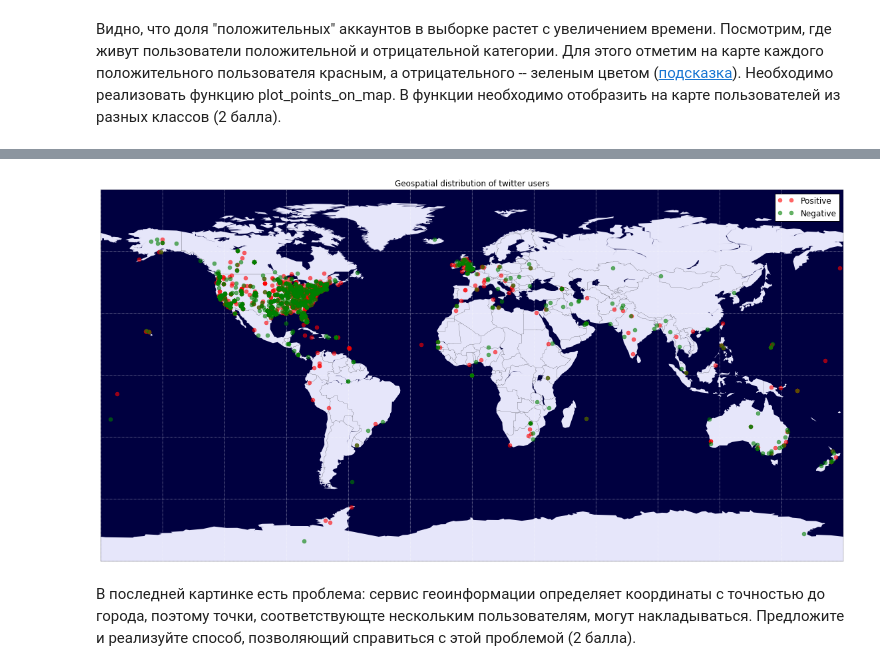
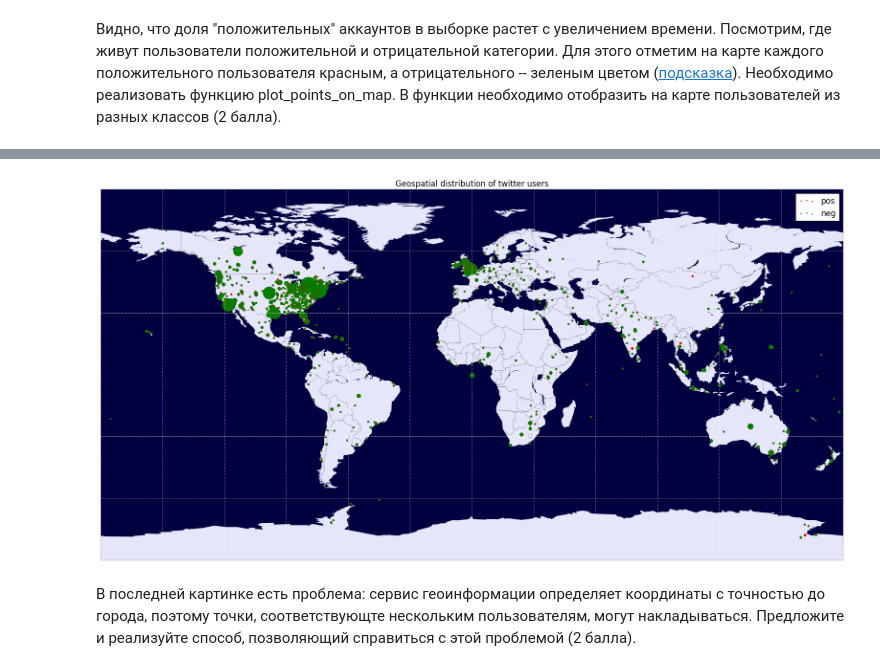
Before and after one commit to IlyaMarkovMipt/sphereDataMining, a Jupyter notebook: homework-1-Markov_Ilya.ipynb, the cells around one changed output, grey strips where cells are left out. Saved outputs shown, nothing was run; the diff lists cells and outputs as text; code cells hidden in the pictures.

```diff
--- a/homework-1-Markov_Ilya.ipynb
+++ b/homework-1-Markov_Ilya.ipynb
@@ -380,5 +373,9 @@ pl.show()
 # %%
-df_coord = df_copy[["lon", "lat","cls"]]
-df_coord.dropna(subset=["lon", "lat"], inplace=True)
-grouped = df_coord.groupby(["lon", "lat", "cls"])
-grouped.head()
+df_coord = df_full[["uid","lon", "lat","cls"]]
+df_coord.dropna(subset=["lon", "lat", "cls"], inplace=True)
+number_of_all_users = df_coord.shape[0]
+grouped = df_coord.groupby(["lon", "lat"])
+count_pos, count_neg, _ = count_users(grouped)
+size_pos = np.sqrt(count_pos)
+count_pos.index[0][0]
+#size_neg.size
@@ -385,37 +388,76 @@ grouped.head()
 # %%
 pl.figure(figsize=(20,12))
 
 m = bm.Basemap(projection='cyl', llcrnrlat=-90, urcrnrlat=90, llcrnrlon=-180, urcrnrlon=180, resolution='c')
 
 m.drawcountries(linewidth=0.2)
-m.fillcontinents(color='lavender', lake_color='#000040')
+m.fillcontinents(color='lavender', lake_color='#000040', zorder=0)
 m.drawmapboundary(linewidth=0.2, fill_color='#000040')
 m.drawparallels(np.arange(-90,90,30),labels=[0,0,0,0], color='white', linewidth=0.5)
 m.drawmeridians(np.arange(0,360,30),labels=[0,0,0,0], color='white', linewidth=0.5)
+
+
+# LAT_N_USA = 42
+# LAT_S_USA = 24
+# LONG_W_USA = -130
+# LONG_E_USA = -60
+# LAT_N_UK = 57
+# LAT_S_UK = 50
+# LONG_W_UK = -10
+# LONG_E_UK = 2
+
+# MIN_MARKER_SIZE_USA_UK = 2 # just to see not continious
+# MIN_MARKER_OTHER = 4 # not so many users outside
+
+# def get_marker_size(x,y):
+#     if LONG_W_USA1 < x and x < LONG_E_USA1 and y < LAT_N_USA and y > LAT_S_USA:
+#         return MARKER_SIZE_USA_UK
+#     if LONG_W_USA1 < x and x < LONG_E_USA1 and y < LAT_N_USA and y > LAT_S_USA:
+
 
 def plot_points_on_map(df_full):
     """
     Plot points on the map. Be creative.
     """
-    df_coord = df_full[["lng", "lat","cls"]]
-    df_coord.dropna(subset=["lon", "lat"], inplace=True)
-    all_count = df_coord.shape[0]
-    grouped = df_coord.groupby(["lon", "lat", "cls"])
+
+    df_coord = df_full[["uid","lon", "lat","cls"]].copy()
+    df_coord.dropna(subset=["lon", "lat", "cls"], inplace=True)
+    number_of_all_users = df_coord.shape[0]
+    grouped = df_coord.groupby(["lon", "lat"])
+    count_pos, count_neg, _ = count_users(grouped)
+    size_pos = np.sqrt(count_pos)#sizes of poins on map
+    size_neg = np.sqrt(count_neg)#
+
+
+
+    #very stupid way to mark legend
+    m.scatter(-82.70343,27.74836,s=1,color='r', label='pos')
+    m.scatter(-82.70343, 27.74836,s=1,color='g', label='neg')
+
     min_marker_size = 4
-    grouped.agg(len)
-    for lng, lat in grouped[["lat", "lng"]]:
-
+    #pointing
+    for idx in size_pos.index:
+        (x,y) = m(float((idx[0])), float(idx[1]))
+        if size_pos[idx] >= size_neg[idx]:
+            m.scatter(x,y,color = 'r', s=size_pos[idx] * min_marker_size)
+            m.scatter(x,y,color = 'g', s=size_pos[idx] * min_marker_size)
+        # case size_pos[idx] == size_neg[idx] mostly in case of count=1; we can
+        # ignore these towns, but we don't
+        # and don't care if we don't see negative cls in these towns
+        else:
+            m.scatter(x,y,color = 'g', s=size_pos[idx] * min_marker_size)
+            m.scatter(x,y,color = 'r', s=size_pos[idx] * min_marker_size)
 
     # your code here
     return
 
 plot_points_on_map(df_full)
 
 pl.title("Geospatial distribution of twitter users")
 pl.legend()
 pl.show()
 # %% [output]
-[figure, old version]
+[figure, new version]
 # %% [markdown]
 В последней картинке есть проблема: сервис геоинформации определяет координаты с точностью до города, поэтому точки, соответствующте нескольким пользователям, могут накладываться. Предложите и реализуйте способ, позволяющий справиться с этой проблемой (2 балла).
 # %% [markdown]
```
Also changed, not shown: parts of 12 cells of this notebook, 1 other file.
